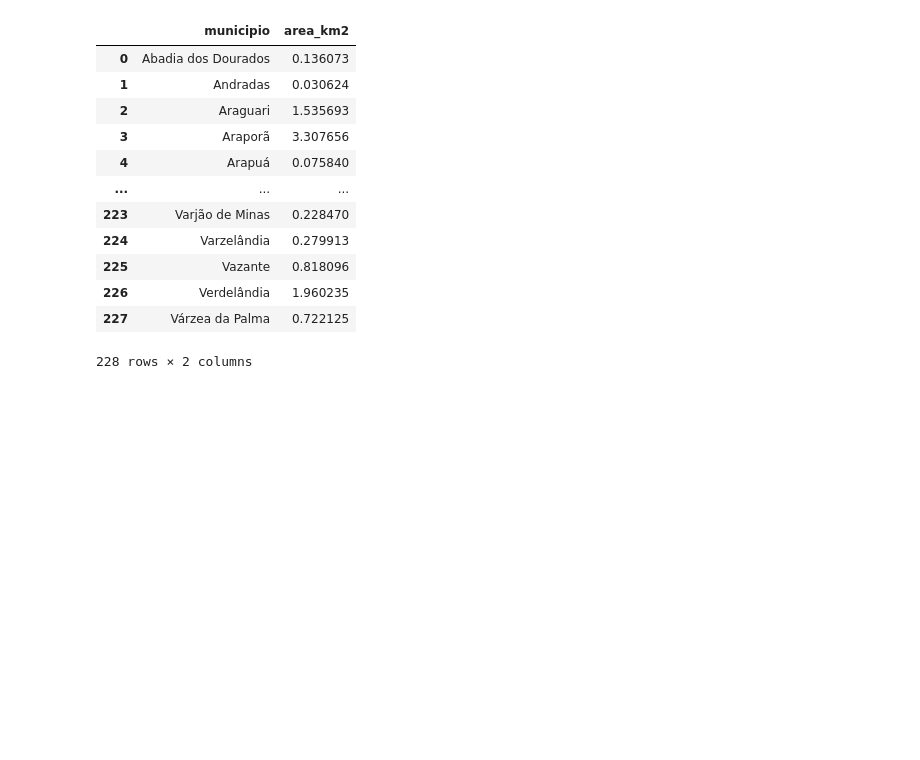
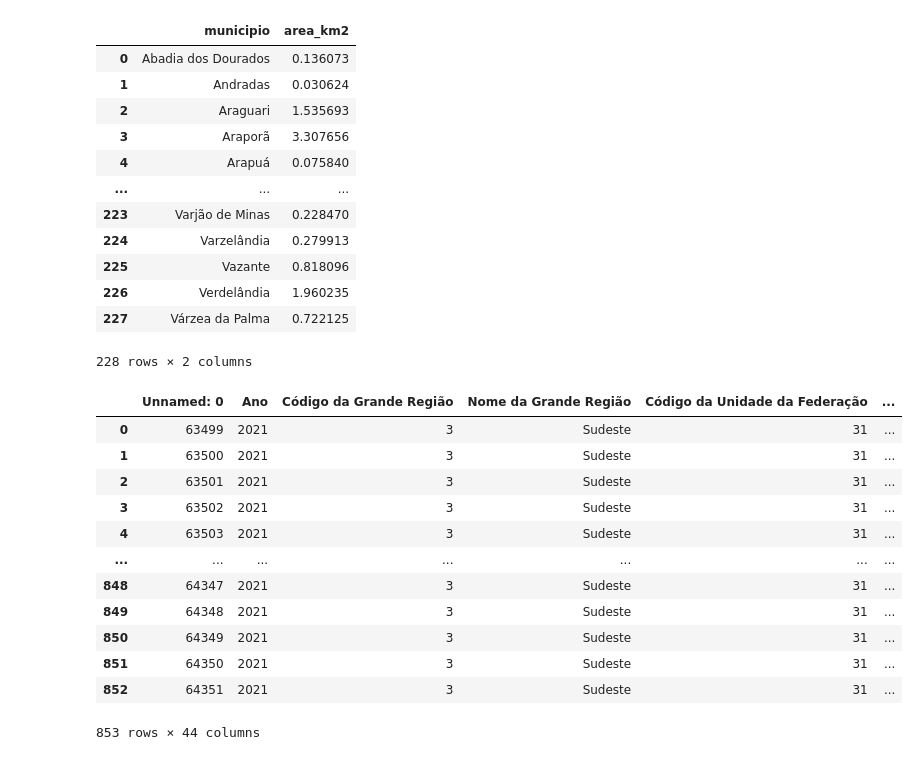
Before and after one commit to sophia-helena-paula/data-scientist-test-01-geo, a Jupyter notebook: 02_analise.ipynb, the cells around one changed output. Cells and saved outputs as stored; diff of their text form; code cells hidden in the pictures; blank space fills up the shorter version.

```diff
--- a/02_analise.ipynb
+++ b/02_analise.ipynb
@@ -169,0 +181,18 @@ focos_set_mun_sum
+# %%
+pib_mg = pd.read_csv(r"dados\populacao-pib-municipios-mg.csv")
+pib_mg_red = pd.DataFrame()
+pib_mg_red[]
+# %% [output]
+|  | Unnamed: 0 | Ano | Código da Grande Região | Nome da Grande Região | Código da Unidade da Federação | ... |
+| 0 | 63499 | 2021 | 3 | Sudeste | 31 | ... |
+| 1 | 63500 | 2021 | 3 | Sudeste | 31 | ... |
+| 2 | 63501 | 2021 | 3 | Sudeste | 31 | ... |
+| 3 | 63502 | 2021 | 3 | Sudeste | 31 | ... |
+| 4 | 63503 | 2021 | 3 | Sudeste | 31 | ... |
+| ... | ... | ... | ... | ... | ... | ... |
+| 848 | 64347 | 2021 | 3 | Sudeste | 31 | ... |
+| 849 | 64348 | 2021 | 3 | Sudeste | 31 | ... |
+| 850 | 64349 | 2021 | 3 | Sudeste | 31 | ... |
+| 851 | 64350 | 2021 | 3 | Sudeste | 31 | ... |
+| 852 | 64351 | 2021 | 3 | Sudeste | 31 | ... |
+853 rows × 44 columns
```
Also changed, not shown: parts of 1 cell of this notebook, 3 other files.
